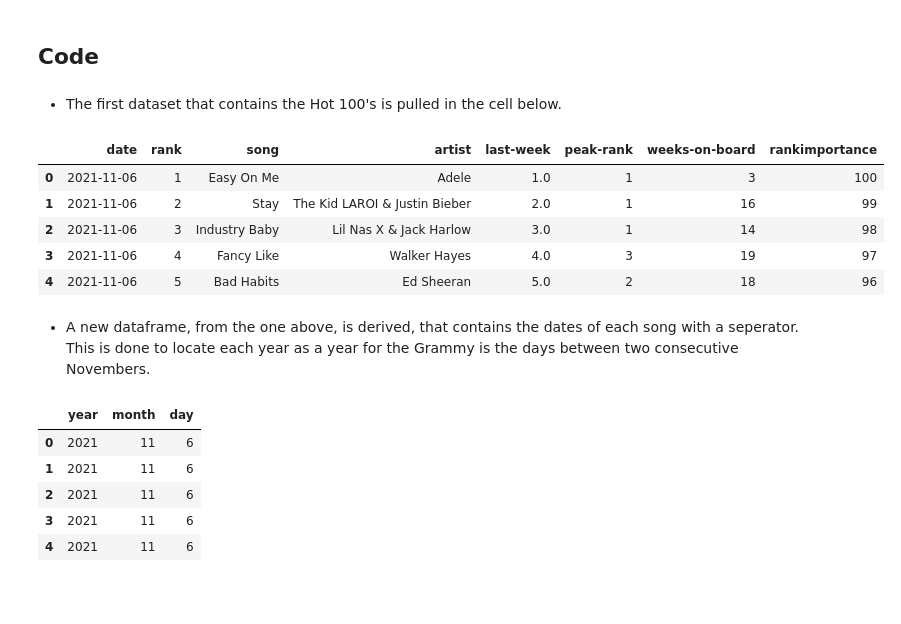
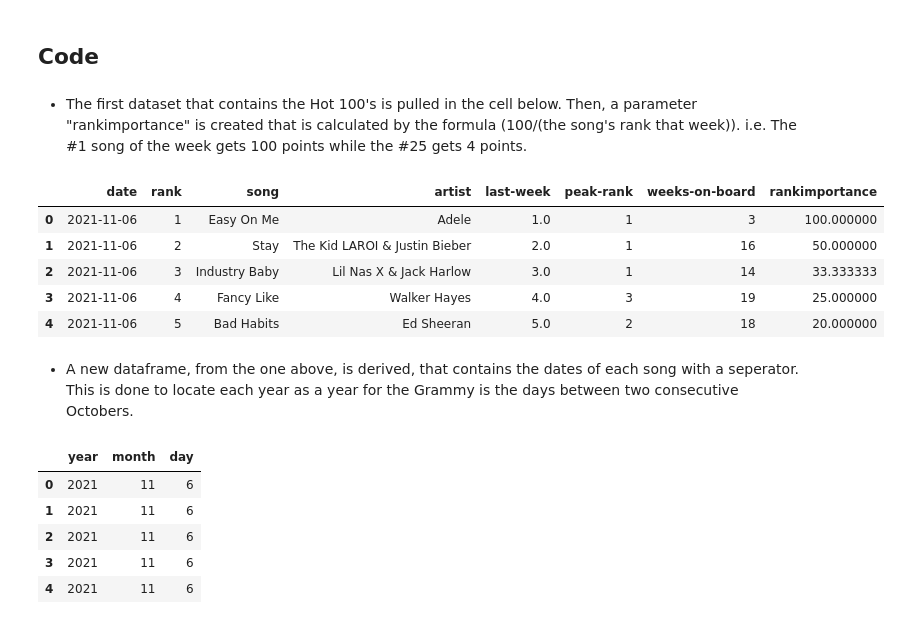
Before and after one commit to micybusy/sketch, a Jupyter notebook: final.ipynb, the cells around one changed output. Saved outputs shown, nothing was run; the diff lists cells and outputs as text; code cells hidden in the pictures; blank space fills up the shorter version.

```diff
--- a/final.ipynb
+++ b/final.ipynb
@@ -19,25 +19,25 @@ Our aim is to analyze the annual Hot 100 data, then add weights to each song bas
 # %% [markdown]
 ## Code
 # %% [markdown]
-* The first dataset that contains the Hot 100's is pulled in the cell below.
+* The first dataset that contains the Hot 100's is pulled in the cell below. Then, a parameter "rankimportance" is created that is calculated by the formula (100/(the song's rank that week)). i.e. The #1 song of the week gets 100 points while the #25 gets 4 points.
 # %%
 import pandas as ps
 from urllib.request import urlopen
 import matplotlib.pyplot as plt
 url = "https://raw.githubusercontent.com/micybusy/sketch/main/charts.csv"
 with urlopen(url) as f:
     content = ps.read_csv(url, encoding = "utf-8")
-content["rankimportance"]=101-content["rank"]
+content["rankimportance"]=100/content["rank"]
 content.head()
 # %% [output]
 |  | date | rank | song | artist | last-week | peak-rank | weeks-on-board | rankimportance |
-| 0 | 2021-11-06 | 1 | Easy On Me | Adele | 1.0 | 1 | 3 | 100 |
-| 1 | 2021-11-06 | 2 | Stay | The Kid LAROI & Justin Bieber | 2.0 | 1 | 16 | 99 |
-| 2 | 2021-11-06 | 3 | Industry Baby | Lil Nas X & Jack Harlow | 3.0 | 1 | 14 | 98 |
-| 3 | 2021-11-06 | 4 | Fancy Like | Walker Hayes | 4.0 | 3 | 19 | 97 |
-| 4 | 2021-11-06 | 5 | Bad Habits | Ed Sheeran | 5.0 | 2 | 18 | 96 |
+| 0 | 2021-11-06 | 1 | Easy On Me | Adele | 1.0 | 1 | 3 | 100.000000 |
+| 1 | 2021-11-06 | 2 | Stay | The Kid LAROI & Justin Bieber | 2.0 | 1 | 16 | 50.000000 |
+| 2 | 2021-11-06 | 3 | Industry Baby | Lil Nas X & Jack Harlow | 3.0 | 1 | 14 | 33.333333 |
+| 3 | 2021-11-06 | 4 | Fancy Like | Walker Hayes | 4.0 | 3 | 19 | 25.000000 |
+| 4 | 2021-11-06 | 5 | Bad Habits | Ed Sheeran | 5.0 | 2 | 18 | 20.000000 |
 # %% [markdown]
-* A new dataframe, from the one above, is derived, that contains the dates of each song with a seperator. This is done to locate each year as a year for the Grammy is the days between two consecutive Novembers.
+* A new dataframe, from the one above, is derived, that contains the dates of each song with a seperator. This is done to locate each year as a year for the Grammy is the days between two consecutive Octobers.
 # %%
 date=content['date'].str.split('-', expand=True)
 date.rename(columns = {0:'year',1:'month',2:'day'}, inplace = True)
```
Also changed, not shown: parts of 15 cells of this notebook.
